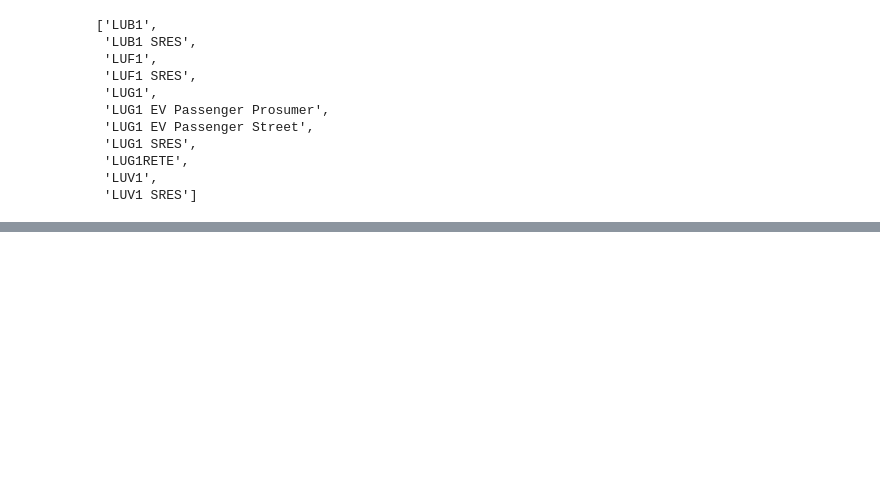
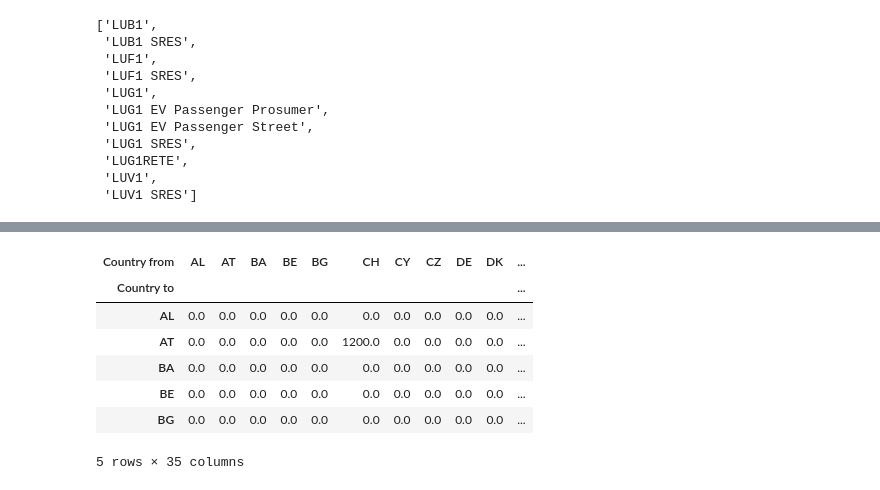
Before and after one commit to LIST-LUXEMBOURG/shrecc, a Jupyter notebook: notebooks/parsing_tyndp.ipynb, the cells around one changed output, grey strips where cells are left out. Saved outputs shown, nothing was run; the diff lists cells and outputs as text; code cells hidden in the pictures; blank space fills up the shorter version.

Commit message:
create a single matrix before inversion

```diff
--- a/notebooks/parsing_tyndp.ipynb
+++ b/notebooks/parsing_tyndp.ipynb
@@ -410,0 +534,31 @@ sample.T
+# %%
+# Put everything as positive values
+pos = trade_agg.clip(lower=0).copy()
+neg_rev = (-trade_agg.clip(upper=0)).copy()
+
+neg_rev.columns = pd.MultiIndex.from_arrays(
+    [
+        neg_rev.columns.get_level_values("Country to"),
+        neg_rev.columns.get_level_values("Country from"),
+    ],
+    names=["Country from", "Country to"],
+)
+
+trade_directional = (
+    pd.concat([pos, neg_rev], axis=1)
+    .T.groupby(level=["Country from", "Country to"])
+    .sum()
+    .T.swaplevel(axis=1)
+)
+# %%
+# This allows the production of a bidirectional matrix for each hour
+trade_directional.loc["2050-01-01 00:00:00"].unstack("Country from").fillna(0).head()
+# %% [output]
+| Country from | AL | AT | BA | BE | BG | CH | CY | CZ | DE | DK | ... |
+| Country to |  |  |  |  |  |  |  |  |  |  | ... |
+| AL | 0.0 | 0.0 | 0.0 | 0.0 | 0.0 | 0.0 | 0.0 | 0.0 | 0.0 | 0.0 | ... |
+| AT | 0.0 | 0.0 | 0.0 | 0.0 | 0.0 | 1200.0 | 0.0 | 0.0 | 0.0 | 0.0 | ... |
+| BA | 0.0 | 0.0 | 0.0 | 0.0 | 0.0 | 0.0 | 0.0 | 0.0 | 0.0 | 0.0 | ... |
+| BE | 0.0 | 0.0 | 0.0 | 0.0 | 0.0 | 0.0 | 0.0 | 0.0 | 0.0 | 0.0 | ... |
+| BG | 0.0 | 0.0 | 0.0 | 0.0 | 0.0 | 0.0 | 0.0 | 0.0 | 0.0 | 0.0 | ... |
+5 rows × 35 columns
```
Also changed, not shown: parts of 72 cells of this notebook, 2 other files.
